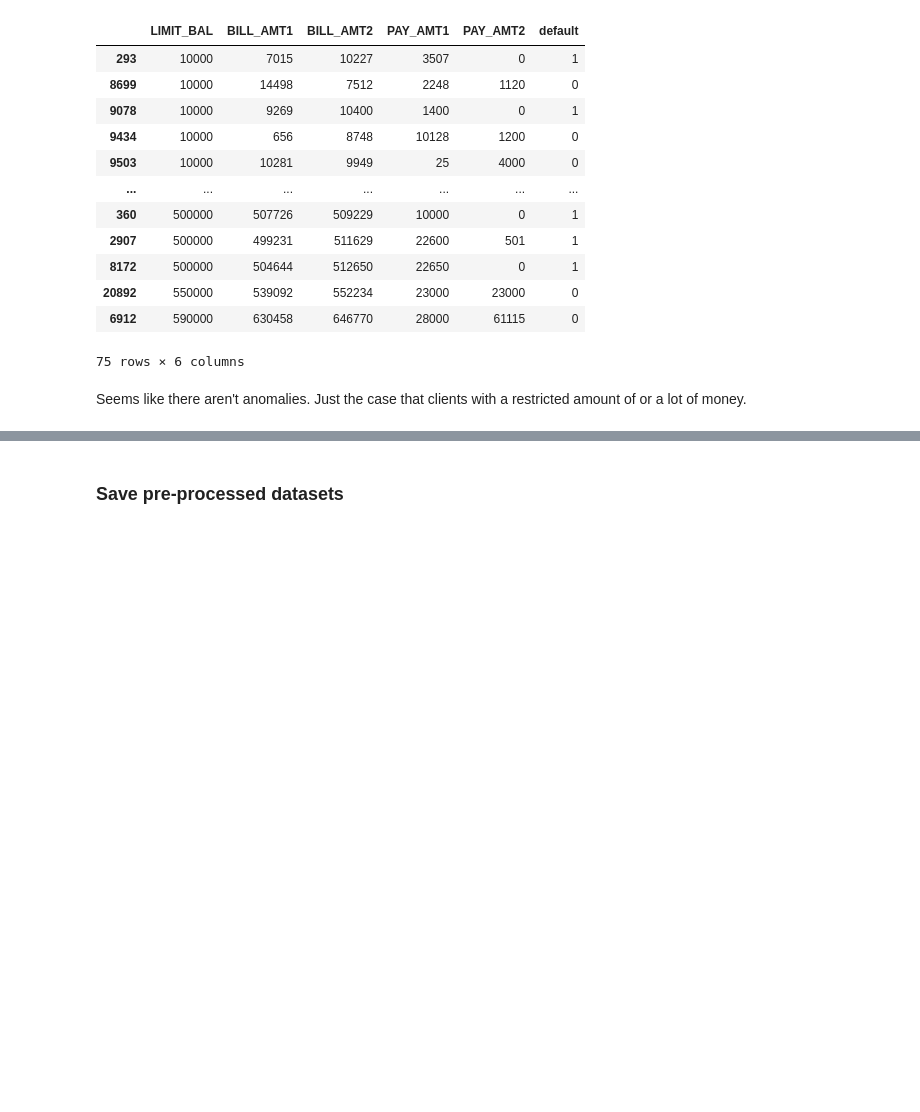
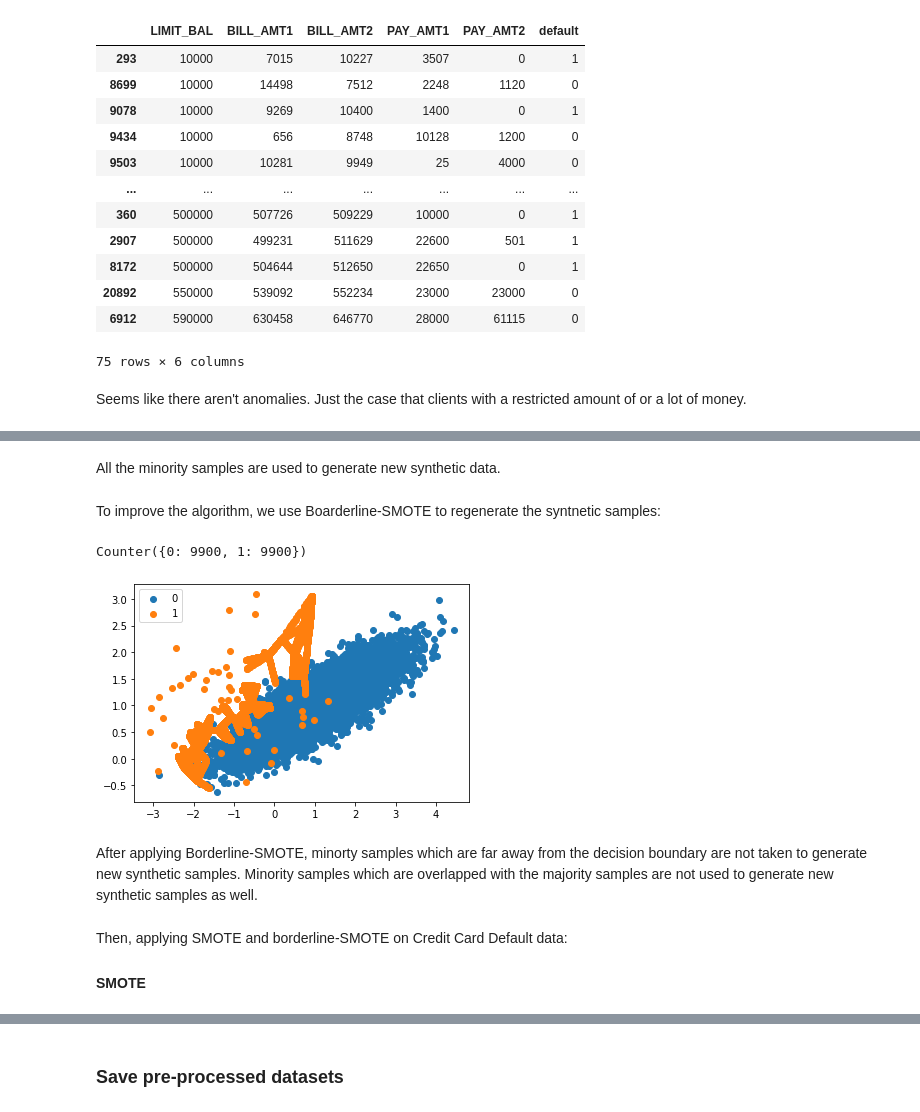
Before and after one commit to kimdanny/Credit-card-default-prediction, a Jupyter notebook: working/Credit Card Default - data cleaning.ipynb, the cells around one changed output, grey strips where cells are left out. Saved outputs shown, nothing was run; the diff lists cells and outputs as text; code cells hidden in the pictures; blank space fills up the shorter version.

```diff
--- a/working/Credit Card Default - data cleaning.ipynb
+++ b/working/Credit Card Default - data cleaning.ipynb
@@ -373,3 +460,25 @@ We have a inbalanced 2-class classification problem, so try **SMOTE** to balance
+# %% [markdown]
+All the minority samples are used to generate new synthetic data.
+# %% [markdown]
+To improve the algorithm, we use Boarderline-SMOTE to regenerate the syntnetic samples:
+# %%
+oversample = BorderlineSMOTE(random_state=42, kind="borderline-1")
+X_test_BS, y_test_BS = oversample.fit_sample(X, y)
+counter = Counter(y_test_BS)
+print(counter)
+for label, _ in counter.items():
+    row_ix = where(y_test_BS == label)[0]
+    pyplot.scatter(X_test_BS[row_ix, 0], X_test_BS[row_ix, 1], label=str(label))
+pyplot.legend()
+pyplot.show()
+# %% [output]
+Counter({0: 9900, 1: 9900})
+[figure, added]
+# %% [markdown]
+After applying Borderline-SMOTE, minorty samples which are far away from the decision boundary are not taken to generate new synthetic samples. Minority samples which are overlapped with the majority samples are not used to generate new synthetic samples as well.
+# %% [markdown]
+Then, applying SMOTE and borderline-SMOTE on Credit Card Default data:
+#### SMOTE
 # %%
 # oversample
 oversample = SMOTE()
```
Also changed, not shown: parts of 17 cells of this notebook.
